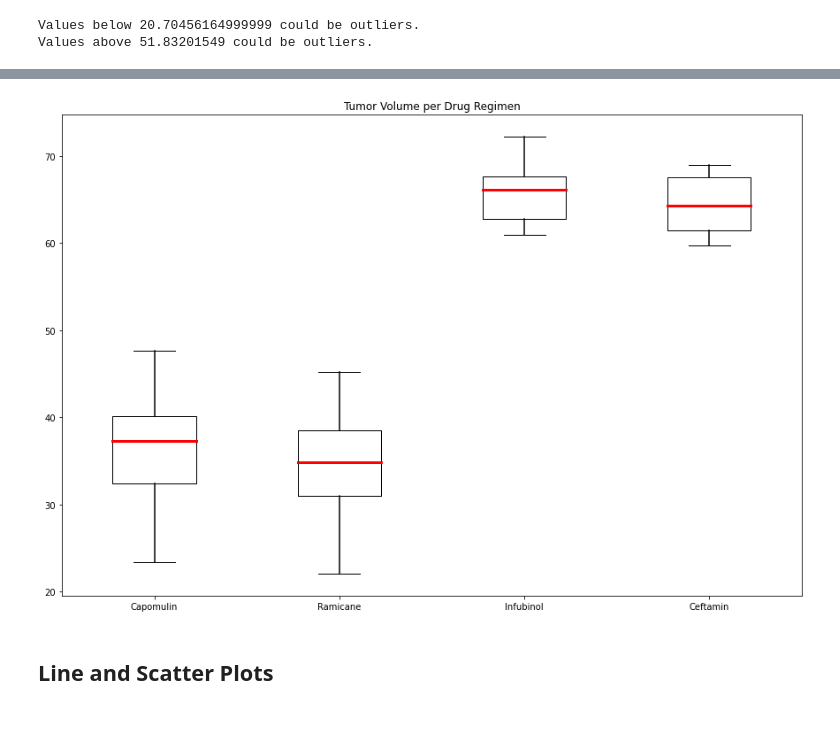
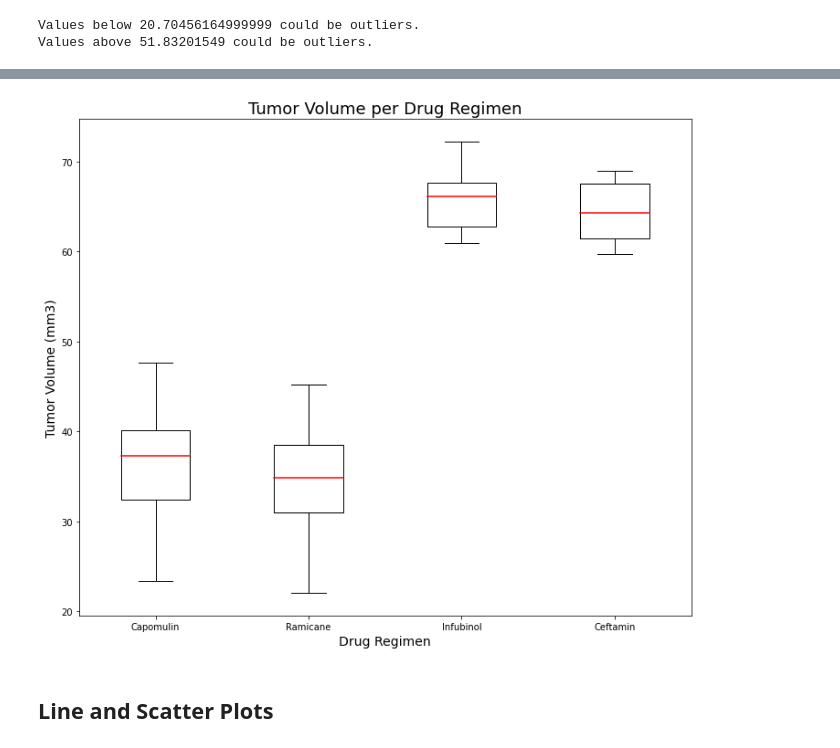
Before and after one commit to Corters22/Pymaceuticals_Review, a Jupyter notebook: pymaceuticals_starter.ipynb, the cells around one changed output, grey strips where cells are left out. Cells and saved outputs as stored; diff of their text form; code cells hidden in the pictures; blank space fills up the shorter version.

```diff
--- a/pymaceuticals_starter.ipynb
+++ b/pymaceuticals_starter.ipynb
@@ -287,40 +307,26 @@ Values above 51.83201549 could be outliers.
 # %%
+#data for boxplots
 cap = final_tumor_volume_cap['Tumor Volume (mm3)']
 ram = final_tumor_volume_ram['Tumor Volume (mm3)']
 inf = final_tumor_volume_inf['Tumor Volume (mm3)']
 cef = final_tumor_volume_cef['Tumor Volume (mm3)']
 data = [cap, ram, inf, cef]
 
-fig = plt.figure(figsize =(15, 10))
+#creation of figure
+fig = plt.figure(figsize =(12, 10))
 ax = fig.add_subplot(111)
 
-# Creating axes instance
+#creation and customize boxplots
 bp = ax.boxplot(data)
-
-# changing color and linewidth of
-# whiskers
-for whisker in bp['whiskers']:
-    whisker.set(color ='black',
-                linewidth = 1.5)
-
-# changing color and linewidth of
-# medians
-for median in bp['medians']:
-    median.set(color ='red',
-               linewidth = 3)
-
-# changing style of fliers
-for flier in bp['fliers']:
-    flier.set(marker ='D',
-              color ='black',
-              alpha = 0.5)
-
-# x-axis labels
+plt.setp(bp['fliers'], color='red', marker='+')
+plt.setp(bp['medians'], color='red', linewidth = 1.5)
+ax.set_ylabel("Tumor Volume (mm3)", fontsize=14)
+ax.set_xlabel('Drug Regimen', fontsize=14)
 ax.set_xticklabels(['Capomulin', 'Ramicane', 'Infubinol', 'Ceftamin'])
-plt.title("Tumor Volume per Drug Regimen")
+plt.title("Tumor Volume per Drug Regimen", fontsize=18)
 plt.show(bp)
 # %% [output]
-[figure, old version]
+[figure, new version]
 # %%
 # Generate a box plot of the final tumor volume of each mouse across four regimens of interest
 # %% [markdown]
```
Also changed, not shown: parts of 3 cells of this notebook.
